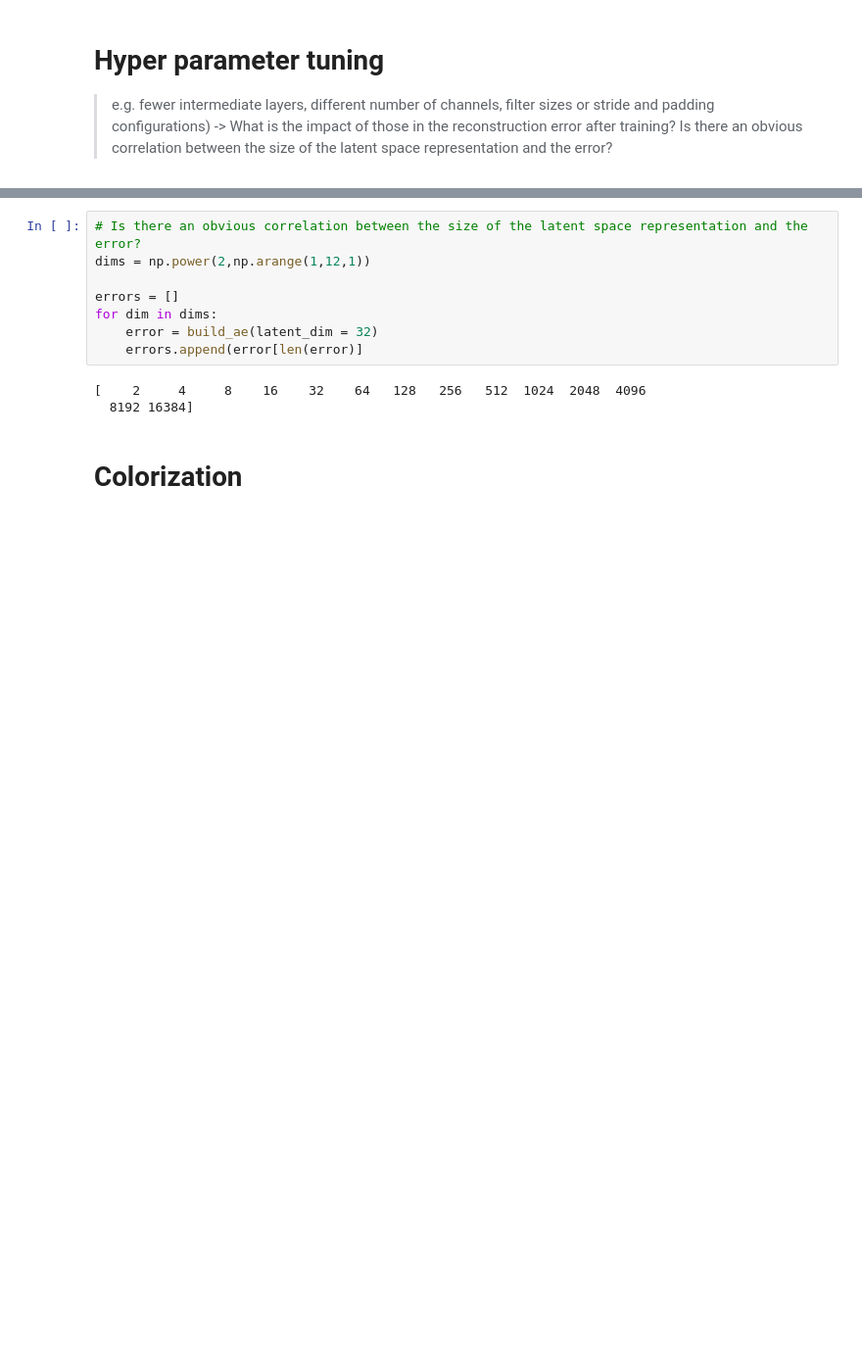
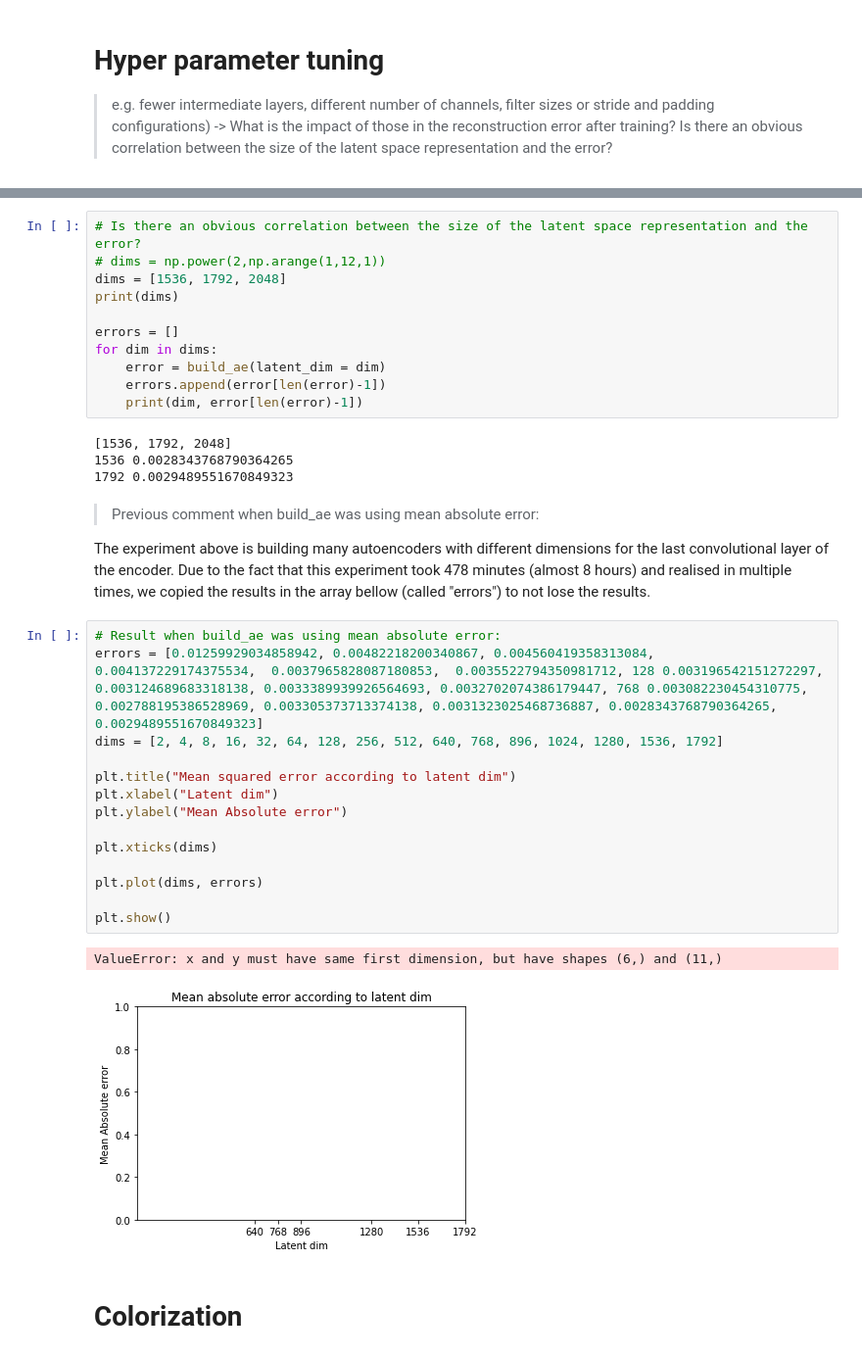
Before and after one commit to lougau92/Autoencoder-for-image-coloring, a Jupyter notebook: notebook.ipynb, the cells around one changed output, grey strips where cells are left out. Shown: that part at 98% size. Saved outputs shown, nothing was run; the diff lists cells and outputs as text; blank space fills up the shorter version.

Commit message:
Experiment Mean Squared Error based on latent dim

```diff
--- a/notebook.ipynb
+++ b/notebook.ipynb
@@ -271,14 +342,39 @@ print(error)
 # %%
 # Is there an obvious correlation between the size of the latent space representation and the error?
-dims = np.power(2,np.arange(1,12,1))
+# dims = np.power(2,np.arange(1,12,1))
+dims = [1536, 1792, 2048]
+print(dims)
 
 errors = []
 for dim in dims:
-    error = build_ae(latent_dim = 32)
-    errors.append(error[len(error)]
+    error = build_ae(latent_dim = dim)
+    errors.append(error[len(error)-1])
+    print(dim, error[len(error)-1])
 # %% [output]
-[    2     4     8    16    32    64   128   256   512  1024  2048  4096
-  8192 16384]
+[1536, 1792, 2048]
+1536 0.0028343768790364265
+1792 0.0029489551670849323
+# %% [markdown]
+> Previous comment when build_ae was using mean absolute error:
+
+The experiment above is building many autoencoders with different dimensions for the last convolutional layer of the encoder. Due to the fact that this experiment took 478 minutes (almost 8 hours) and realised in multiple times, we copied the results in the array bellow (called "errors") to not lose the results.
+# %%
+# Result when build_ae was using mean absolute error:
+errors = [0.01259929034858942, 0.00482218200340867, 0.004560419358313084,  0.004137229174375534,  0.0037965828087180853,  0.0035522794350981712, 128 0.003196542151272297, 0.003124689683318138, 0.0033389939926564693, 0.0032702074386179447, 768 0.003082230454310775, 0.002788195386528969, 0.003305373713374138, 0.0031323025468736887, 0.0028343768790364265, 0.0029489551670849323]
+dims = [2, 4, 8, 16, 32, 64, 128, 256, 512, 640, 768, 896, 1024, 1280, 1536, 1792]
+
+plt.title("Mean squared error according to latent dim")
+plt.xlabel("Latent dim")
+plt.ylabel("Mean Absolute error")
+
+plt.xticks(dims)
+
+plt.plot(dims, errors)
+
+plt.show()
+# %% [output]
+ValueError: x and y must have same first dimension, but have shapes (6,) and (11,)
+[figure, added]
 # %% [markdown]
 # Colorization
 # %% [markdown]
```
Also changed, not shown: parts of 8 cells of this notebook.
